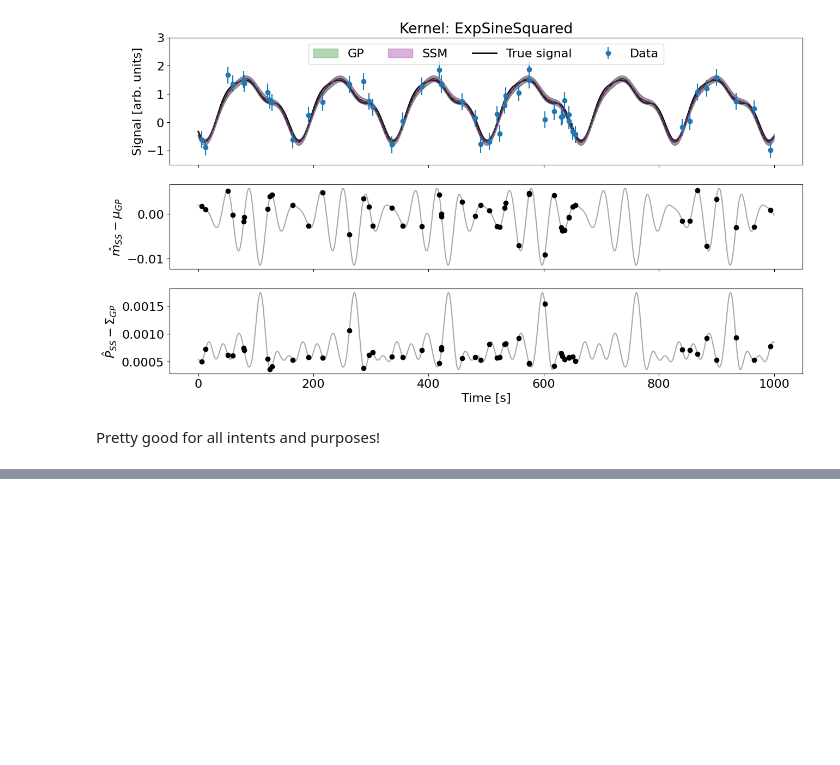
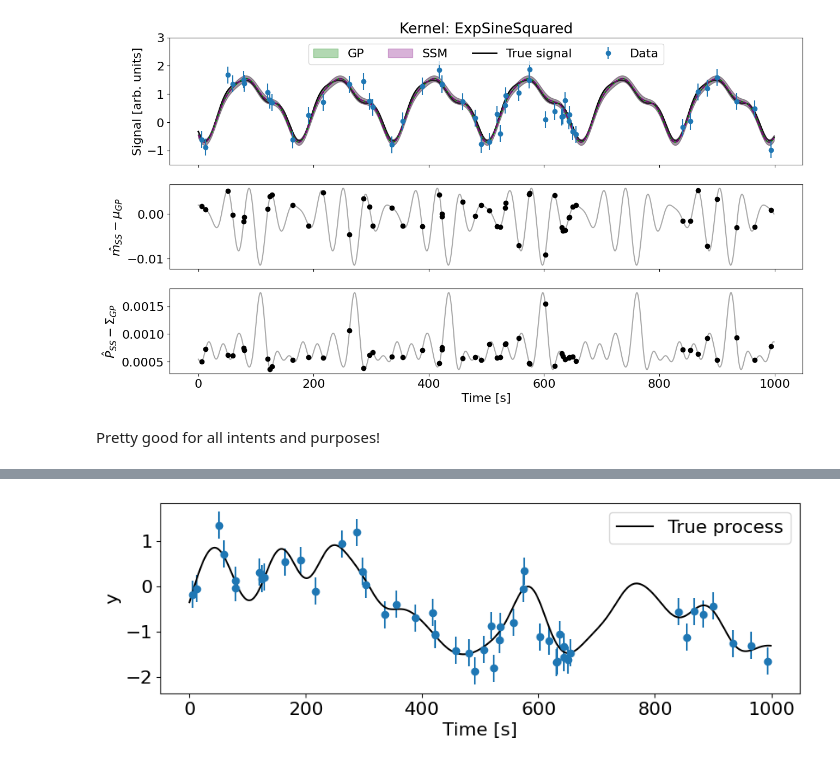
Before and after one commit to smolgp-dev/smolgp, a Jupyter notebook: docs/tutorials/kernels.ipynb, the cells around one changed output, grey strips where cells are left out. Saved outputs shown, nothing was run; the diff lists cells and outputs as text; code cells hidden in the pictures; blank space fills up the shorter version.

```diff
--- a/docs/tutorials/kernels.ipynb
+++ b/docs/tutorials/kernels.ipynb
@@ -382,28 +382,25 @@ rax.set_ylabel('Error'); rax.set_xlabel('Time lag');
 
 Let's generate some mock data from a periodic process and run through the full GP regression to see how well we do with our approximated SSM definition.
 # %%
-# Mock data
-t_train  = jnp.sort(jax.random.uniform(key, (50,), minval=0, maxval=1000))
-yerr = 0.3 * jnp.ones_like(t_train)
+def simulate_data(kernel, t_max=1000, n_train=50, yerr=0.3, seed=32):
+    """Mock data: a draw from `kernel` on a fine grid and at random training times, plus white noise"""
+    t_train = jnp.sort(jax.random.uniform(key, (n_train,), minval=0, maxval=t_max))
+    yerr = yerr * jnp.ones_like(t_train)
+    t_true = jnp.arange(0, t_max, t_max / 1000)
+    true_gp = smolgp.GaussianProcess(kernel, jnp.concat((t_true, t_train)))
+    y_sample = true_gp.sample(key=jax.random.PRNGKey(seed))
+    y_true = y_sample[:len(t_true)]
+    y_train = y_sample[len(t_true):] + yerr * jax.random.normal(key, t_train.shape)
+    return t_train, y_train, yerr, t_true, y_true
 
-# True process
-t_true = jnp.arange(0, 1000, 1)
-true_gp = smolgp.GaussianProcess(periodic_smol, jnp.concat((t_true, t_train)))
+def plot_data(t_train, y_train, yerr, t_true, y_true):
+    plt.figure(figsize=(10, 3))
+    plt.errorbar(t_train, y_train, yerr=yerr, fmt="o", markeredgecolor='C0', markersize=6, capsize=0)
+    plt.plot(t_true, y_true, "-k", label="True process")
+    plt.xlabel('Time [s]'); plt.ylabel('y'); plt.legend(loc='upper right');
 
-# Sample data from the true process
-y_sample = true_gp.sample(key=jax.random.PRNGKey(32))
-y_true = y_sample[:len(t_true)]
-y_train = y_sample[len(t_true):] + yerr * jax.random.normal(key, t_train.shape)
-
-# Define the GPs
-gp_smol = smolgp.GaussianProcess(kernel=periodic_smol, X=t_train, noise=yerr**2)
-gp_tiny = tinygp.GaussianProcess(kernel=periodic_tiny, X=t_train, diag=yerr**2)
-
-# Plot the data and true process
-plt.figure(figsize=(10, 3))
-plt.errorbar(t_train, y_train, yerr=yerr, fmt="o", markeredgecolor='C0', markersize=6, capsize=0)
-plt.plot(t_true, y_true, "-k", label="True process")
-plt.xlabel('Time [s]'); plt.ylabel('y'); plt.legend(loc='upper right');
+data_periodic = simulate_data(periodic_smol)
+plot_data(*data_periodic)
 # %% [output]
 [figure]
 # %%
@@ -486,0 +595,8 @@ Pretty good for all intents and purposes!
+# %%
+rbf_smol = smolgp.kernels.ExpSquared(scale=40.0, sigma=1.0, order=16)
+rbf_tiny = tinygp.kernels.ExpSquared(scale=40.0)
+
+data_rbf = simulate_data(rbf_smol)
+plot_data(*data_rbf)
+# %% [output]
+[figure, added]
```
Also changed, not shown: parts of 15 cells of this notebook, 5 other files.
